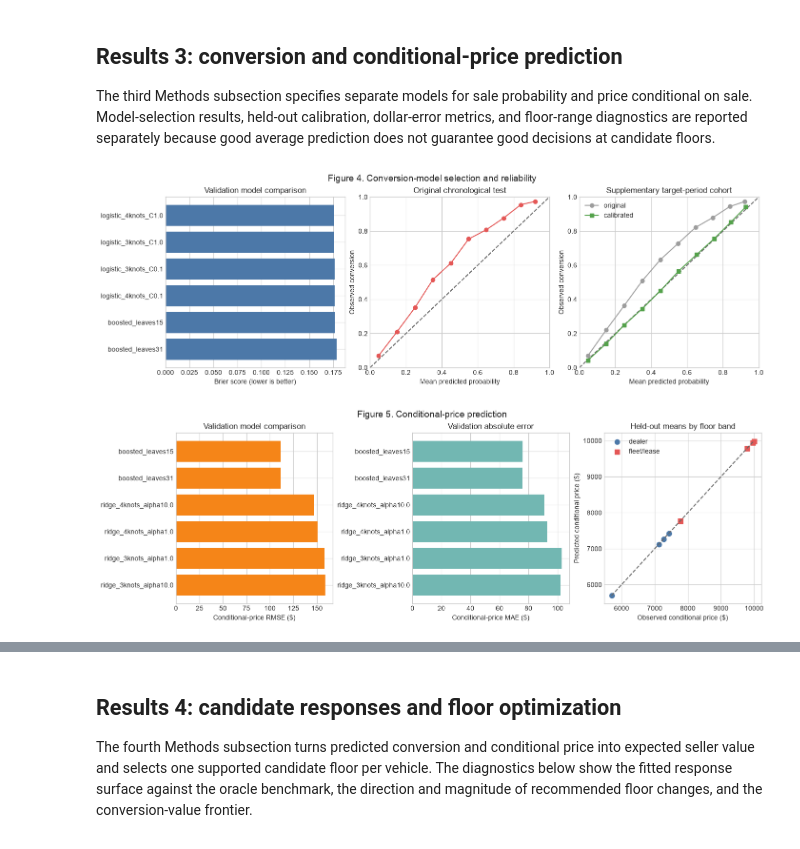
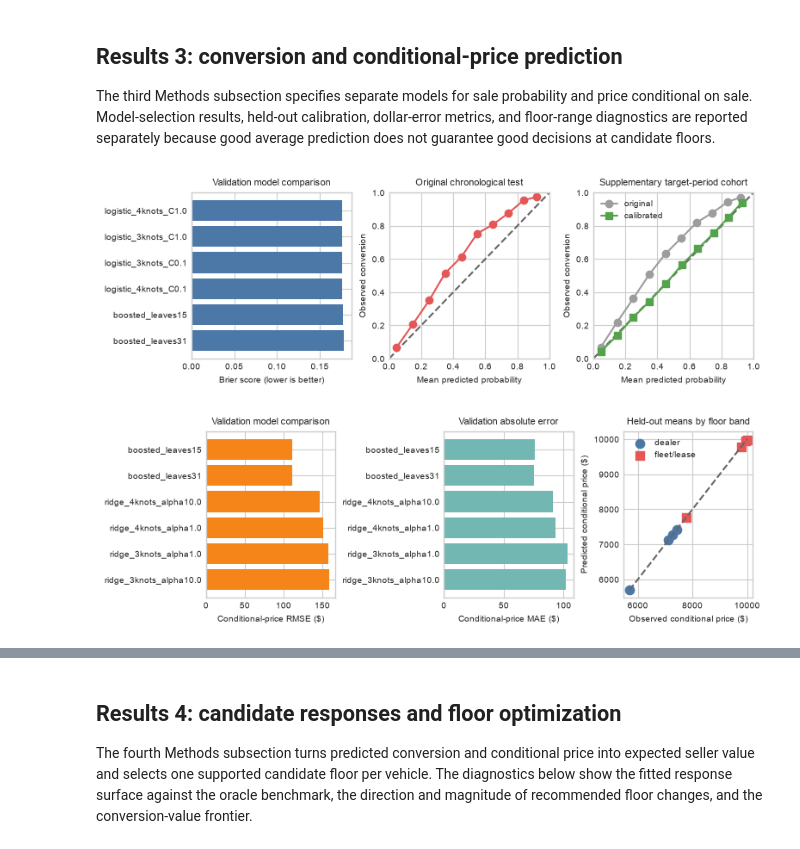
Before and after one commit to ecteodoro/idc6940-capstone-project, a Jupyter notebook: 06_study_results_and_report.ipynb, the cells around one changed output, grey strips where cells are left out. Drawn from its saved outputs; the diff is of its cells as text; code cells hidden in the pictures.

Commit message:
Removed figure titles

```diff
--- a/06_study_results_and_report.ipynb
+++ b/06_study_results_and_report.ipynb
@@ -177,7 +177,17 @@ The first two Methods subsections describe the source audit and synthetic-data g
 # Load source and generated data for paper-ready descriptive evidence.
 CAL=Path('data/calibration'); TRAIN=Path('data/training/binding_historical')
 FIG=OUT/'figures';FIG.mkdir(exist_ok=True)
+# PAPER=True writes untitled, print-sized figures to paper/figures (titles come from the LaTeX captions);
+# PAPER=False writes the full-size titled figures to data/study/figures.
+PAPER=True
+SCALE=.55 if PAPER else 1.0
+def scaled(width,height): return (width*SCALE,height*SCALE)
+def figtitle(fig,text):
+    if not PAPER: fig.suptitle(text,fontsize=14)
+if PAPER:
+    FIG=Path('paper/figures');FIG.mkdir(parents=True,exist_ok=True)
 plt.style.use('seaborn-v0_8-whitegrid')
+if PAPER: plt.rcParams.update({'font.size':7.5,'axes.titlesize':8,'legend.fontsize':7,'savefig.dpi':300})
 COLORS={'Source':'#4C78A8','Synthetic':'#F58518','Predicted':'#4C78A8','Observed':'#E45756','Oracle':'#54A24B'}
 
 source_parts=[]
@@ -210,7 +220,7 @@ dataset_summary.to_csv(OUT/'paper_dataset_summary.csv',index=False)
 display(dataset_summary.round(3))
 
 # Figure 1: histograms and box plots requested for the generated data audit.
-fig,axes=plt.subplots(2,3,figsize=(13,8),layout='constrained')
+fig,axes=plt.subplots(2,3,figsize=scaled(13,8),layout='constrained')
 for ax,var,title,transform in [
     (axes[0,0],'age','Vehicle age (years)',lambda x:x),
     (axes[0,1],'mileage','Mileage, log scale',lambda x:np.log1p(x)),
@@ -245,14 +255,14 @@ for j,label in enumerate(['Source','Synthetic']):
     vals=cond[cond.dataset.eq(label)].set_index('condition').proportion.reindex(cats,fill_value=0)
     axes[1,2].bar(x+(j-.5)*w,vals,w,label=label,color=COLORS[label])
 axes[1,2].set(xticks=x,xticklabels=cats,title='Most common condition categories',ylabel='Proportion');axes[1,2].legend()
-fig.suptitle('Figure 1. Source and binding/historical synthetic distributions',fontsize=14)
+figtitle(fig,'Figure 1. Source and binding/historical synthetic distributions')
 fig.savefig(FIG/'01_source_synthetic_distributions.png',dpi=200,bbox_inches='tight');plt.show()
 
 # Figure 2: quantile agreement gives a direct calibration check at seven quantiles.
 quant=pd.read_csv(CAL/'quantile_comparison.csv')
 quant=quant[quant.scenario.eq('binding_historical')]
 fields=['age','mileage','benchmark','floor_ratio','price_ratio']
-fig,axes=plt.subplots(2,3,figsize=(13,8),layout='constrained');axes=axes.ravel()
+fig,axes=plt.subplots(2,3,figsize=scaled(13,8),layout='constrained');axes=axes.ravel()
 for ax,field in zip(axes,fields):
     d=quant[quant.field.eq(field)]
     for group,mark in [('dealer','o'),('fleet_lease','s')]:
@@ -262,18 +272,18 @@ for ax,field in zip(axes,fields):
     if field in ['mileage','benchmark']:ax.set_xscale('log');ax.set_yscale('log')
     ax.legend(fontsize=8)
 axes[-1].axis('off')
-fig.suptitle('Figure 2. Calibration quantile agreement',fontsize=14)
+figtitle(fig,'Figure 2. Calibration quantile agreement')
 fig.savefig(FIG/'02_calibration_quantile_agreement.png',dpi=200,bbox_inches='tight');plt.show()
 
 # Figure 3: scenario checks make the trading-institution assumptions visible.
 scenario=pd.read_csv(CAL/'scenario_comparison.csv')
 scenario['label']=scenario.scenario.str.replace('_','\n')+'\n'+scenario.group.str.replace('_','/')
-fig,axes=plt.subplots(1,2,figsize=(13,5),layout='constrained');x=np.arange(len(scenario))
+fig,axes=plt.subplots(1,2,figsize=scaled(13,5),layout='constrained');x=np.arange(len(scenario))
 axes[0].bar(x,scenario.realized_conversion,color='#4C78A8');axes[0].scatter(x,scenario.source_conversion,color='#E45756',marker='D',label='Source target',zorder=3)
 axes[0].set(xticks=x,xticklabels=scenario.label,title='Conversion by generated scenario',ylabel='Conversion');axes[0].tick_params(axis='x',labelrotation=45);axes[0].legend()
 axes[1].bar(x,scenario.synthetic_below_reserve_share,color='#F58518');axes[1].scatter(x,scenario.source_below_reserve_share,color='#E45756',marker='D',label='Source bargaining share',zorder=3)
 axes[1].set(xticks=x,xticklabels=scenario.label,title='Share of sales below initial floor',ylabel='Share among sales');axes[1].tick_params(axis='x',labelrotation=45);axes[1].legend()
-fig.suptitle('Figure 3. Generated outcomes across institutional scenarios',fontsize=14)
+figtitle(fig,'Figure 3. Generated outcomes across institutional scenarios')
 fig.savefig(FIG/'03_scenario_outcomes.png',dpi=200,bbox_inches='tight');plt.show()
 # %% [output]
 |  | dataset | seller_group | n | conversion | age_median | mileage_median | benchmark_median | ... |
@@ -291,39 +301,39 @@ The third Methods subsection specifies separate models for sale probability and
 # %%
 # Figure 4: conversion model selection and calibration evidence.
 classification=pd.read_csv(TRAIN/'validation_classification.csv').sort_values('brier')
 reliability=pd.read_csv(TRAIN/'test_reliability.csv')
 repair=pd.read_csv('data/training/calibration_repair/final_independent_reliability.csv')
-fig,axes=plt.subplots(1,3,figsize=(14,4.5),layout='constrained')
+fig,axes=plt.subplots(1,3,figsize=scaled(14,4.5),layout='constrained')
 axes[0].barh(classification.model,classification.brier,color='#4C78A8');axes[0].invert_yaxis();axes[0].set(title='Validation model comparison',xlabel='Brier score (lower is better)')
 axes[1].plot([0,1],[0,1],'--',color='0.4')
 axes[1].plot(reliability.predicted,reliability.observed,'o-',color='#E45756');axes[1].set(xlim=(0,1),ylim=(0,1),xlabel='Mean predicted probability',ylabel='Observed conversion',title='Original chronological test')
 axes[2].plot([0,1],[0,1],'--',color='0.4')
 for model,color,mark in [('original','#9D9D9D','o'),('calibrated','#54A24B','s')]:
     d=repair[repair.model.eq(model)];axes[2].plot(d.predicted,d.observed,marker=mark,label=model,color=color)
 axes[2].set(xlim=(0,1),ylim=(0,1),xlabel='Mean predicted probability',ylabel='Observed conversion',title='Supplementary target-period cohort');axes[2].legend()
-fig.suptitle('Figure 4. Conversion-model selection and reliability',fontsize=14)
+figtitle(fig,'Figure 4. Conversion-model selection and reliability')
 fig.savefig(FIG/'04_conversion_model_performance.png',dpi=200,bbox_inches='tight');plt.show()
 
 # Figure 5: conditional-price model selection and held-out group diagnostics.
 price_val=pd.read_csv(TRAIN/'validation_price.csv').sort_values('rmse')
 price_group=pd.read_csv(TRAIN/'price_group_diagnostics.csv')
 test_price=price_group[price_group.split.eq('test')].copy()
-fig,axes=plt.subplots(1,3,figsize=(14,4.5),layout='constrained')
+fig,axes=plt.subplots(1,3,figsize=scaled(14,4.5),layout='constrained')
 axes[0].barh(price_val.model,price_val.rmse,color='#F58518');axes[0].invert_yaxis();axes[0].set(title='Validation model comparison',xlabel='Conditional-price RMSE ($)')
 axes[1].barh(price_val.model,price_val.mae,color='#72B7B2');axes[1].invert_yaxis();axes[1].set(title='Validation absolute error',xlabel='Conditional-price MAE ($)')
 for group,color,mark in [('dealer','#4C78A8','o'),('fleet_lease','#E45756','s')]:
     d=test_price[test_price.seller_group.eq(group)];axes[2].scatter(d.observed,d.predicted,label=group.replace('_','/'),color=color,marker=mark,s=55)
 low=min(test_price.observed.min(),test_price.predicted.min());high=max(test_price.observed.max(),test_price.predicted.max());axes[2].plot([low,high],[low,high],'--',color='0.4')
 axes[2].set(title='Held-out means by floor band',xlabel='Observed conditional price ($)',ylabel='Predicted conditional price ($)');axes[2].legend()
-fig.suptitle('Figure 5. Conditional-price prediction',fontsize=14)
+figtitle(fig,'Figure 5. Conditional-price prediction')
 fig.savefig(FIG/'05_price_model_performance.png',dpi=200,bbox_inches='tight');plt.show()
 
 test_metrics=pd.read_csv(TRAIN/'test_metrics.csv')
 test_metrics.to_csv(OUT/'paper_model_metrics.csv',index=False)
 display(test_metrics.round(3))
 # %% [output]
-[figure, old version]
+[figure, new version]
-[figure, old version]
+[figure, new version]
 |  | model | log_loss | brier | roc_auc | price_mae | price_rmse | price_bias | gross_mae | gross_rmse | ... |
 | 0 | selected | 0.557 | 0.189 | 0.823 | 77.624 | 114.109 | -8.726 | 3423.562 | 4834.988 | ... |
 | 1 | training_constant_reference | 0.697 | 0.252 | 0.500 | 804.797 | 1743.294 | 679.607 | 4477.789 | 5490.602 | ... |
```
Also changed, not shown: parts of 3 cells of this notebook, 2 other files.
